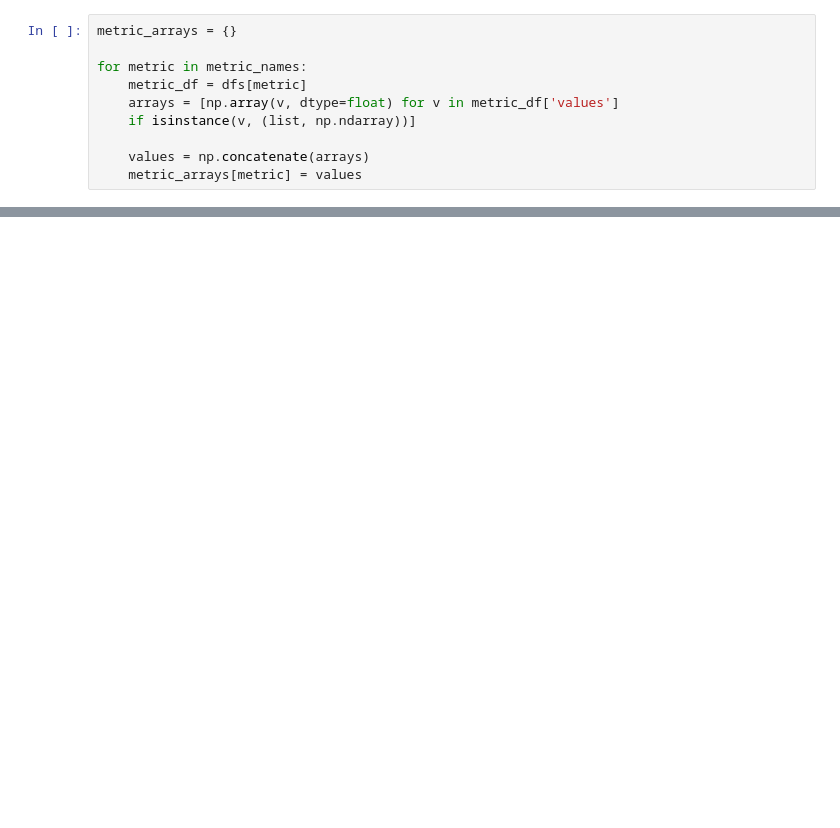
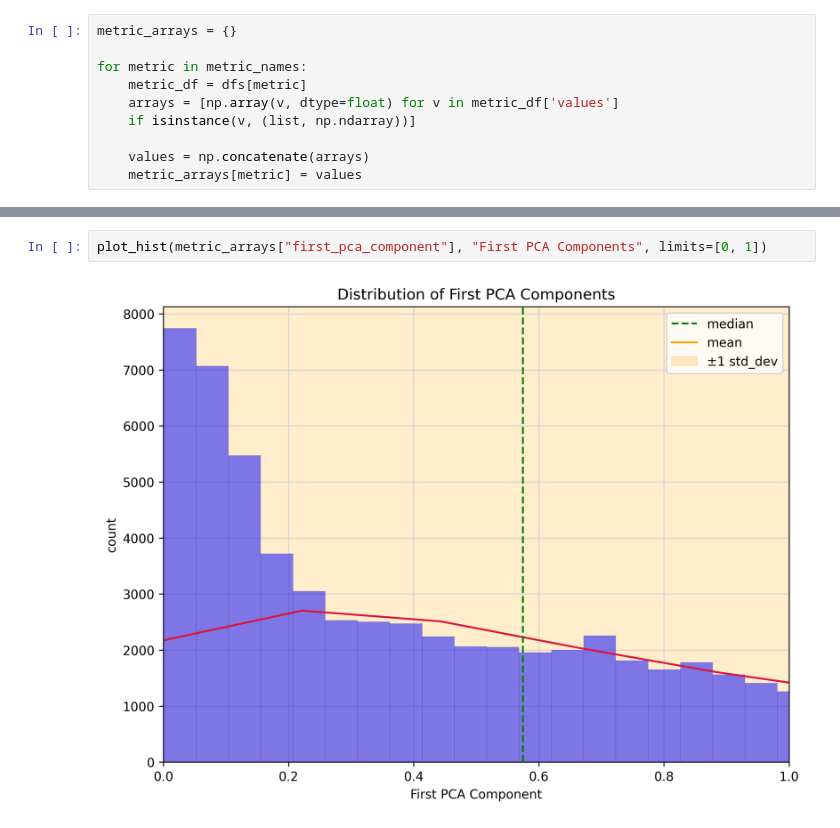
Before and after one commit to louisvonleitner/geese-orderedness, a Jupyter notebook: order_data.ipynb, the cells around one changed output, grey strips where cells are left out. Drawn from its saved outputs; the diff is of its cells as text; blank space fills up the shorter version.

```diff
--- a/order_data.ipynb
+++ b/order_data.ipynb
@@ -513,0 +113,4 @@ plt.show()
+# %%
+plot_hist(metric_arrays["first_pca_component"], "First PCA Components", limits=[0, 1])
+# %% [output]
+[figure, added]
```
Also changed, not shown: parts of 19 cells of this notebook, 3 other files.
